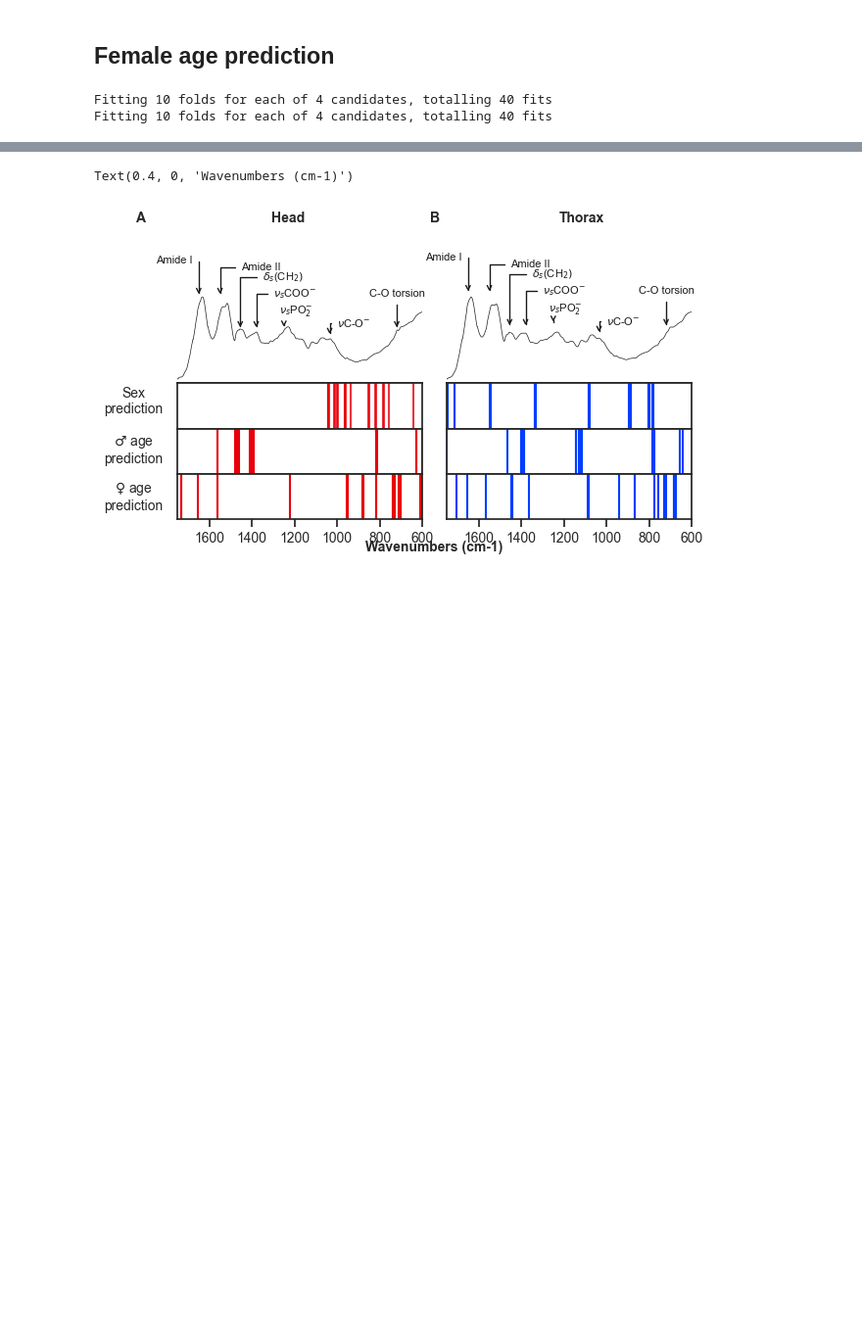
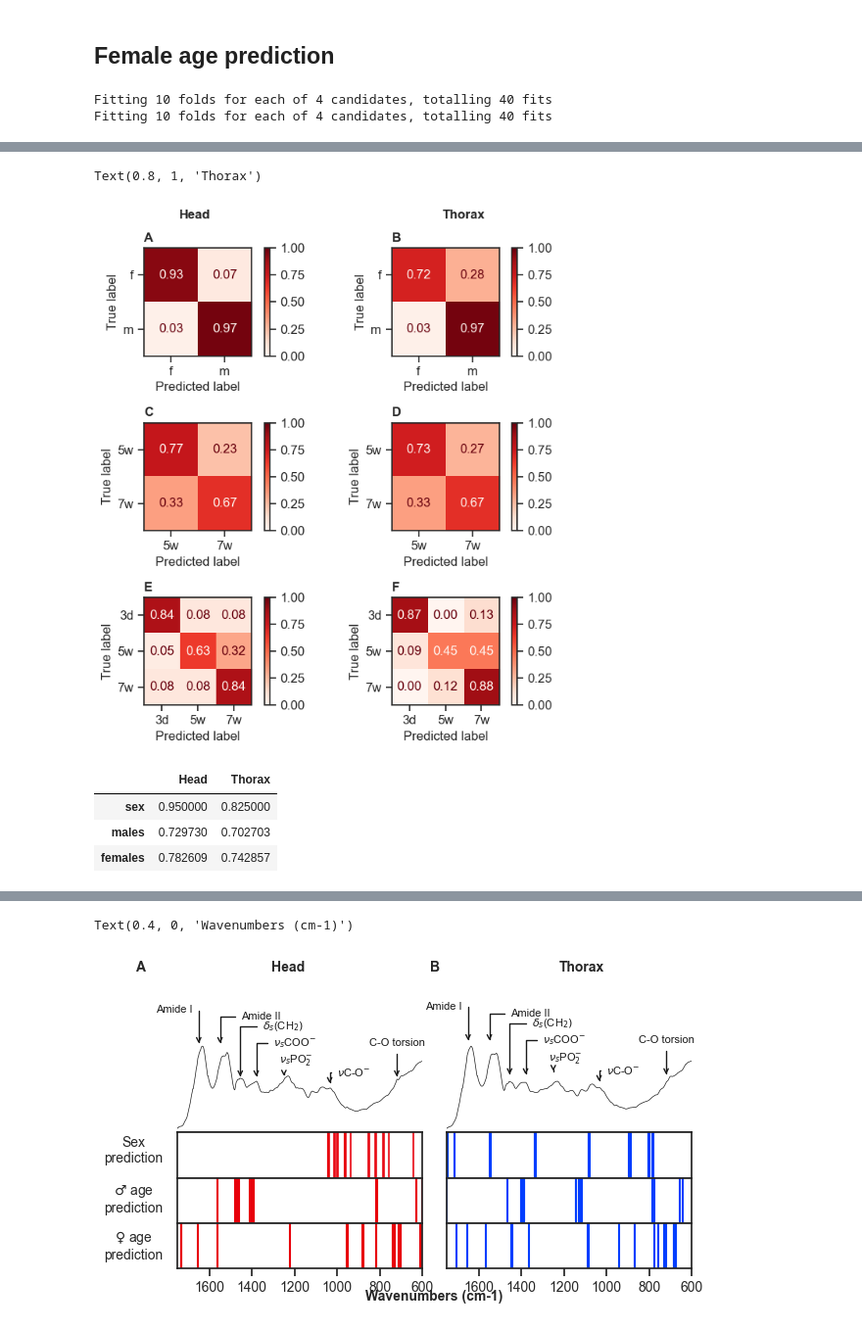
Before and after one commit to maurocolapso/Pazmino_TsetseMIRS_2023, a Jupyter notebook: notebooks/7_Prediction_restricted.ipynb, the cells around one changed output, grey strips where cells are left out. Shown: that part at 98% size. Drawn from its saved outputs; the diff is of its cells as text; code cells hidden in the pictures; blank space fills up the shorter version.

```diff
--- a/notebooks/7_Prediction_restricted.ipynb
+++ b/notebooks/7_Prediction_restricted.ipynb
@@ -105,7 +107,7 @@ sex_model_thorax=train_model(X_th_train,y_th_train, best_mdoel_thorax,'sex_thora
 loaded_model_sex_head = joblib.load('../results/models/trained_model_sex_head_informative.sav')
 loaded_model_sex_thorax = joblib.load('../results/models/trained_model_sex_thorax_informative.sav')
 # %%
-y_sex_head_pred, y_sex_head_prob = test_model(X_hd_test, y_hd_test, loaded_model_sex_head)
+y_sex_head_pred = test_model(X_hd_test, y_hd_test, loaded_model_sex_head)
 
-y_sex_thorax_pred, y_sex_thorax_prob = test_model(X_th_test, y_th_test, loaded_model_sex_thorax)
+y_sex_thorax_pred = test_model(X_th_test, y_th_test, loaded_model_sex_thorax)
 # %% [output]
@@ -154,7 +173,7 @@ loaded_model_males_head = joblib.load('../results/models/trained_model_head_male
 
 loaded_model_males_thorax = joblib.load('../results/models/trained_model_thorax_male_informative.sav')
 # %%
-y_male_head_pred, y_male_head_prob = test_model(Xm_hd_test, ym_hd_test, loaded_model_males_head)
+y_male_head_pred = test_model(Xm_hd_test, ym_hd_test, loaded_model_males_head)
 
-y_male_thorax_pred, y_male_thorax_prob = test_model(Xm_th_test, ym_th_test, loaded_model_males_thorax)
+y_male_thorax_pred = test_model(Xm_th_test, ym_th_test, loaded_model_males_thorax)
 # %% [output]
@@ -205,7 +233,7 @@ loaded_model_females_head = joblib.load('../results/models/trained_model_head_fe
 
 loaded_model_females_thorax = joblib.load('../results/models/trained_model_thorax_female_informative.sav')
 # %%
-y_female_head_pred, y_female_head_prob = test_model(Xf_hd_test, yf_hd_test, loaded_model_females_head)
+y_female_head_pred = test_model(Xf_hd_test, yf_hd_test, loaded_model_females_head)
 
-y_female_thorax_pred, y_female_thorax_prob = test_model(Xf_th_test, yf_th_test, loaded_model_females_thorax)
+y_female_thorax_pred = test_model(Xf_th_test, yf_th_test, loaded_model_females_thorax)
 # %% [output]
@@ -466,3 +384,51 @@ variable_importance_females_head = variable_importance_df(wavenumbers, loaded_mo
 variable_importance_sex_thorax = variable_importance_df(wavenumbers, loaded_model_sex_thorax)
 variable_importance_males_thorax = variable_importance_df(wavenumbers,loaded_model_males_thorax)
 variable_importance_females_thorax = variable_importance_df(wavenumbers, loaded_model_females_thorax)
+# %%
+rc={'font.size': 12,
+    "font.family":"Arial",
+    "axes.labelsize":12,
+    'xtick.labelsize':12,
+    'ytick.labelsize':12}
+plt.rcdefaults()
+sn.set_palette('bright', color_codes=True)
+#rcParams.update({'font.size': 40,"font.family":"arial"})
+sn.set_style("ticks")
+sn.set_context('notebook',rc=rc )
+
+fig, ((ax, ax2),(ax3,ax4),(ax5,ax6)) = plt.subplots(3,2, figsize=(7,7), tight_layout=False)
+
+
+# Sex
+disp = ConfusionMatrixDisplay.from_predictions(y_hd_test,y_sex_head_pred,display_labels=loaded_model_sex_head.classes_, normalize='true', values_format='.2f', cmap=plt.cm.Reds, ax=ax, im_kw={'vmin':0, 'vmax':1})
+
+
+disp = ConfusionMatrixDisplay.from_predictions(y_th_test,y_sex_thorax_pred,display_labels=loaded_model_sex_thorax.classes_, normalize='true', values_format='.2f', cmap=plt.cm.Reds, ax=ax2, im_kw={'vmin':0, 'vmax':1})
+
+
+# Age males
+
+disp = ConfusionMatrixDisplay.from_predictions(ym_hd_test,y_male_head_pred,display_labels=loaded_model_males_head.classes_, normalize='true', values_format='.2f', cmap=plt.cm.Reds, ax=ax3, im_kw={'vmin':0, 'vmax':1})
+
+disp = ConfusionMatrixDisplay.from_predictions(ym_th_test,y_male_thorax_pred,display_labels=loaded_model_males_thorax.classes_, normalize='true', values_format='.2f', cmap=plt.cm.Reds, ax=ax4, im_kw={'vmin':0, 'vmax':1})
+
+
+# Age females
+
+disp = ConfusionMatrixDisplay.from_predictions(yf_hd_test,y_female_head_pred,display_labels=loaded_model_females_head.classes_, normalize='true', values_format='.2f', cmap=plt.cm.Reds, ax=ax5, im_kw={'vmin':0, 'vmax':1})
+
+disp = ConfusionMatrixDisplay.from_predictions(yf_th_test,y_female_thorax_pred,display_labels=loaded_model_females_thorax.classes_, normalize='true', values_format='.2f', cmap=plt.cm.Reds, ax=ax6, im_kw={'vmin':0, 'vmax':1})
+
+plots_g = [ax,ax2,ax3,ax4,ax5,ax6]
+abcd = ["A", "B", "C", "D", "E", "F"]
+
+for i,a in zip(plots_g,abcd):
+    i.set_title(a, fontweight='bold',loc="left")
+
+fig.text(0.3,1,s="Head",fontweight='bold', ha='center')
+fig.text(0.8,1,s="Thorax", fontweight='bold', ha='center')
+
+#plt.savefig("../results/plots/Fig6.tiff", dpi=300,bbox_inches='tight')
+# %% [output]
+Text(0.8, 1, 'Thorax')
+[figure, added]
@@ -468,0 +455,7 @@ variable_importance_females_thorax = variable_importance_df(wavenumbers, loaded_
+# %%
+restricted_acc_test_df.rename(columns={0:'Head', 1:'Thorax'}, inplace=True)
+# %% [output]
+|  | Head | Thorax |
+| sex | 0.950000 | 0.825000 |
+| males | 0.729730 | 0.702703 |
+| females | 0.782609 | 0.742857 |
```
Also changed, not shown: parts of 23 cells of this notebook, 35 other files.
